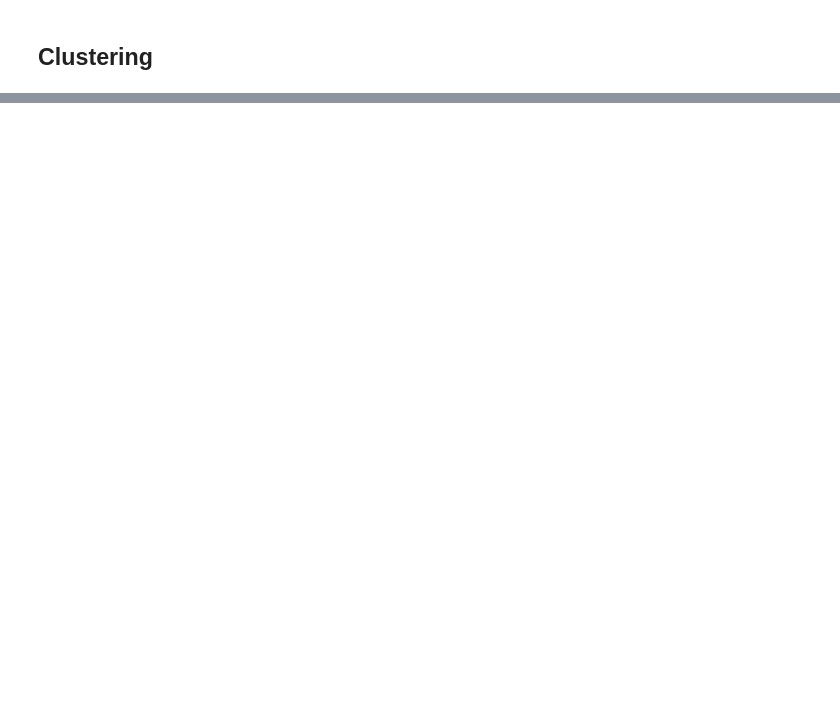
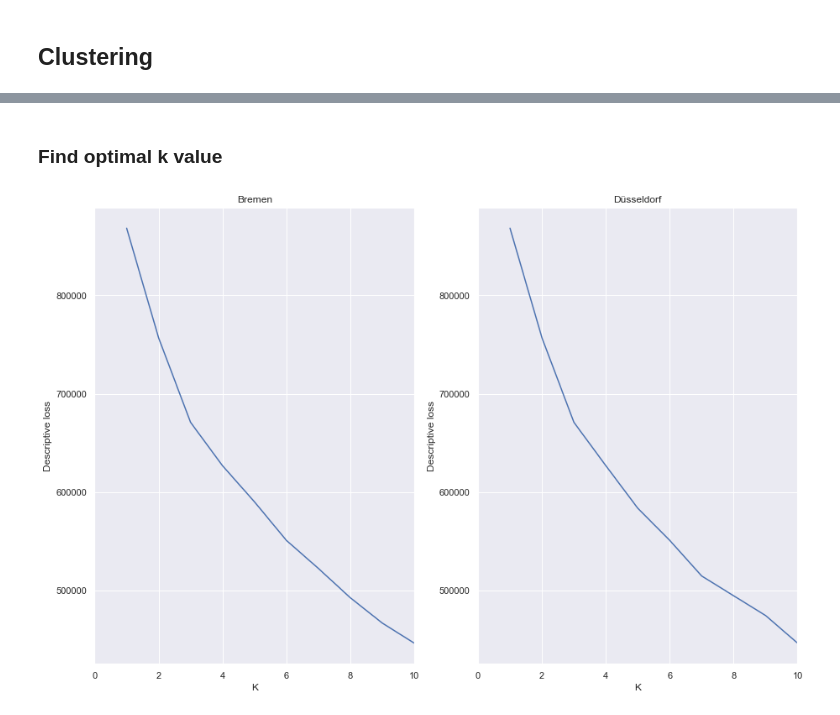
Before and after one commit to Polifka/eagle_gang, a Jupyter notebook: Clustering.ipynb, the cells around one changed output, grey strips where cells are left out. Saved outputs shown, nothing was run; the diff lists cells and outputs as text; code cells hidden in the pictures; blank space fills up the shorter version.

```diff
--- a/Clustering.ipynb
+++ b/Clustering.ipynb
@@ -297,0 +231,39 @@ Z[km_z==0]
+# %% [markdown]
+### Find optimal k value
+# %%
+def find_k(scaled_values):
+    k_max = 10
+
+    clusters = []
+    losses = []
+
+    for k in range(k_max):
+        model = KMeans(n_clusters=k+1)
+        model.fit(X_scaled)
+        clusters.append(k+1)
+        losses.append(model.inertia_)
+
+    return clusters, losses
+
+clustersBr, lossesBr = find_k(X_scaled)
+clustersDu, lossesDu = find_k(Y_scaled)
+# %%
+def plot_losses(lim):
+    fig, (ax1, ax2) = plt.subplots(nrows=1, ncols=2, figsize=(15, 10))
+    ax1.plot(clustersBr, lossesBr)
+    ax2.plot(clustersDu, lossesDu)
+
+    ax1.set_title("Bremen")
+    ax1.set_ylabel("Descriptive loss")
+    ax1.set_xlabel("K")
+    ax1.set_xlim(lim)
+
+    ax2.set_title("Düsseldorf")
+    ax2.set_ylabel("Descriptive loss")
+    ax2.set_xlabel("K")
+    ax2.set_xlim(lim)
+    plt.show()
+
+plot_losses([0,10])
+# %% [output]
+[figure, added]
```
Also changed, not shown: parts of 60 cells of this notebook.
